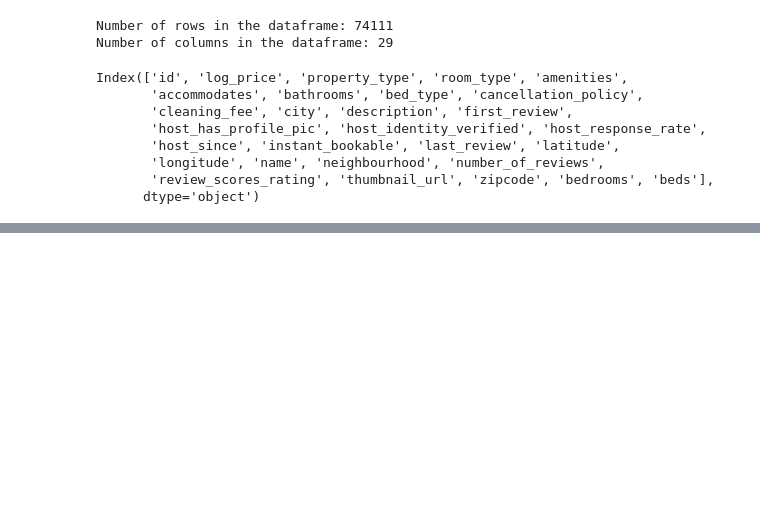
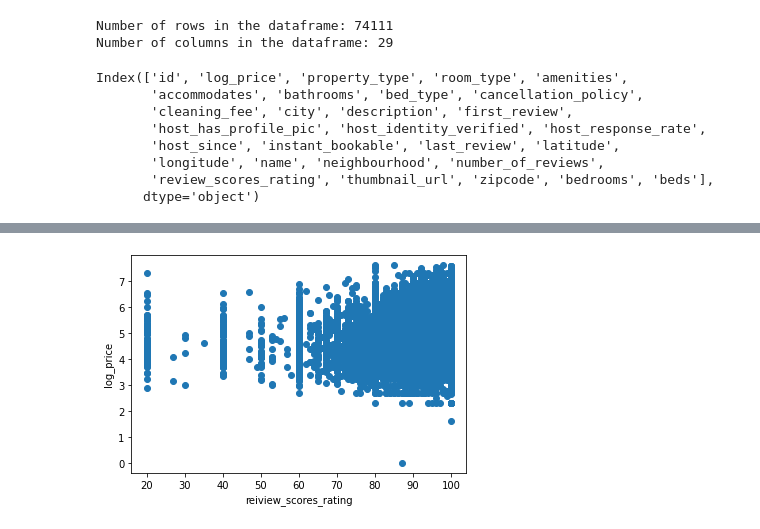
Before and after one commit to Darkling-01/Airbnb-Machine-Learning, a Jupyter notebook: Project_1.ipynb, the cells around one changed output, grey strips where cells are left out. Drawn from its saved outputs; the diff is of its cells as text; code cells hidden in the pictures; blank space fills up the shorter version.

```diff
--- a/Project_1.ipynb
+++ b/Project_1.ipynb
@@ -254,0 +120,7 @@ Total number of rows in test:  14823
+# %%
+plt.scatter(data['review_scores_rating'], data['log_price'])
+plt.xlabel("reiview_scores_rating")
+plt.ylabel("log_price")
+plt.show()
+# %% [output]
+[figure, added]
```
Also changed, not shown: parts of 23 cells of this notebook.
